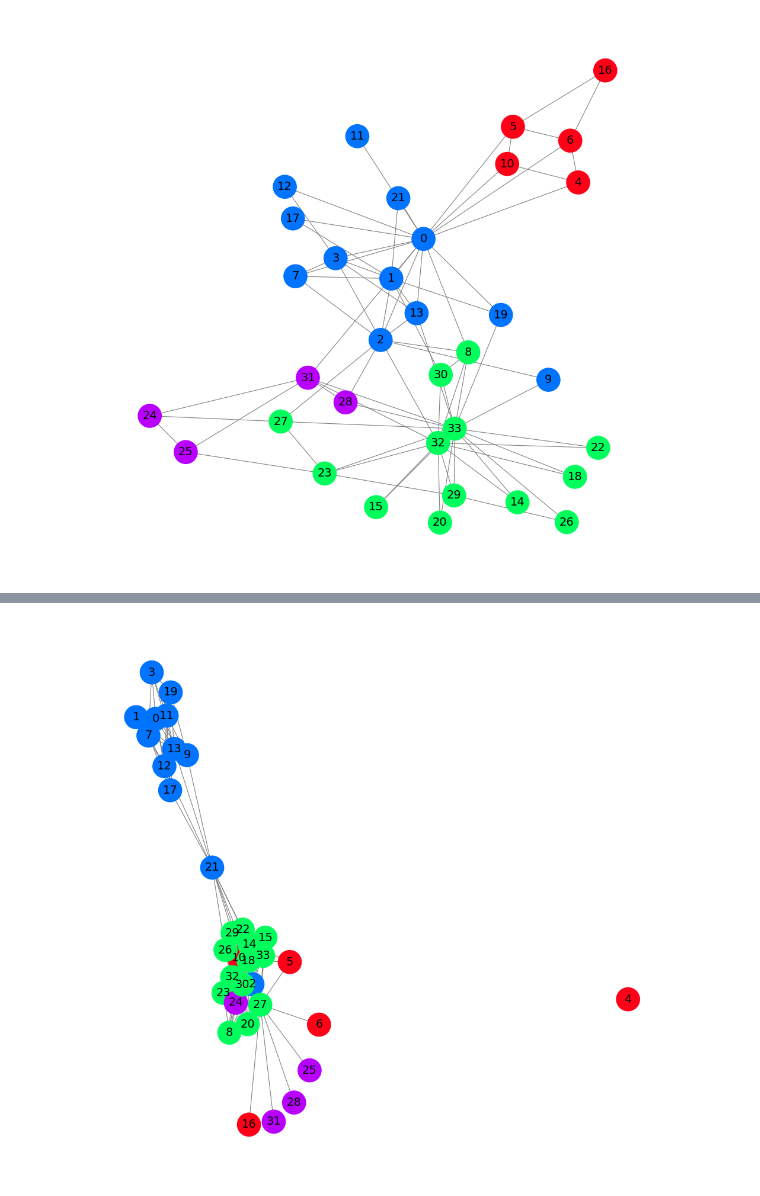
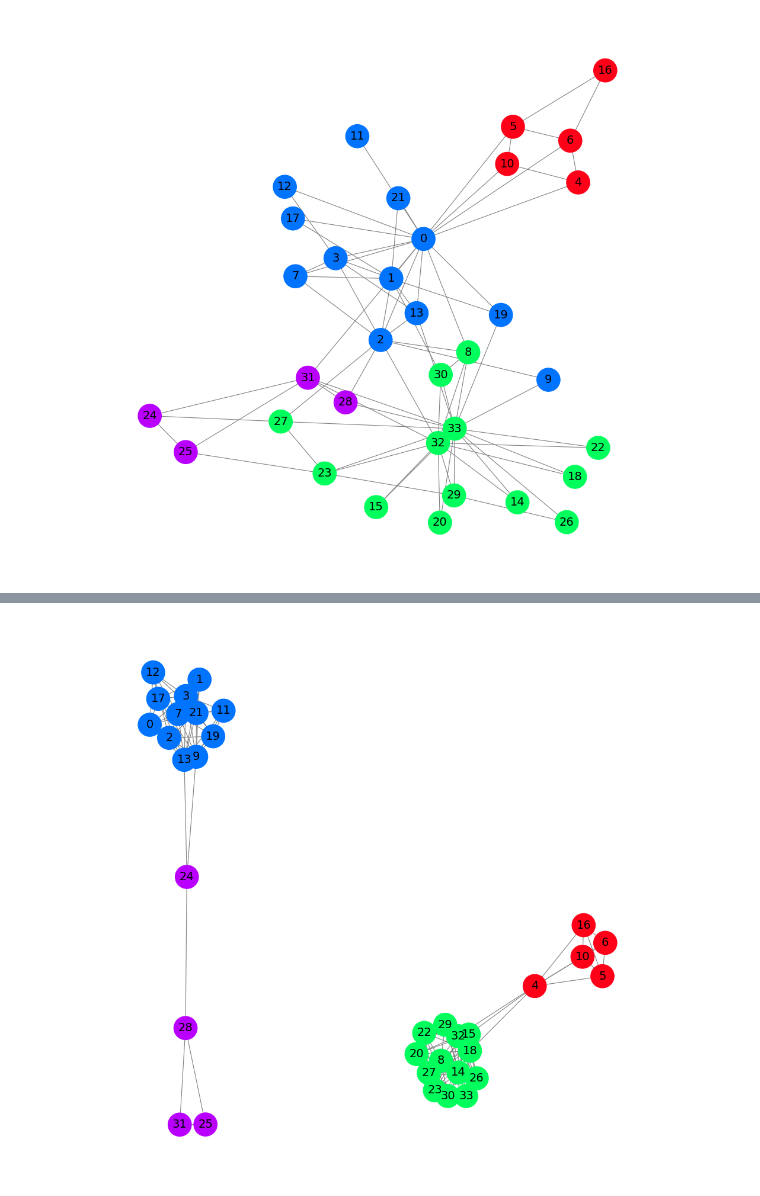
Before and after one commit to filipebcsilva/GCN-TUTORIAL, a Jupyter notebook: karate_club DGCN.ipynb, the cells around one changed output, grey strips where cells are left out. Saved outputs shown, nothing was run; the diff lists cells and outputs as text; code cells hidden in the pictures.

```diff
--- a/karate_club DGCN.ipynb
+++ b/karate_club DGCN.ipynb
@@ -63,12 +63,14 @@ nx.draw_networkx(G,
 plt.show()
 # %% [output]
 [figure]
+# %%
+def sharp_sigmoid(x, sharpness=50, threshold=0.1):
+    return torch.sigmoid(sharpness * (x - threshold))
 # %%
 from torch_geometric.nn import DenseGCNConv
 from torch.nn import Linear
 import torch.nn as nn
 import torch.nn.functional as F
-
 class DenseGCN(torch.nn.Module):
     def __init__(self, adj):
         super().__init__()
@@ -88,8 +90,11 @@ class DenseGCN(torch.nn.Module):
 
     def forward(self, x):
         # adj_positive = F.sigmoid(self.adj_param)
-        adj_positive = F.sigmoid(50 * self.adj_param) # F.softmax(self.adj_param, dim=-1)
+        adj_positive = sharp_sigmoid(self.adj_param) # F.softmax(self.adj_param, dim=-1)
         # adj_positive = gumbel_sigmoid(self.adj_param)
+
+        olho = torch.eye(adj_positive.size(-1), device=adj_positive.device)
+        adj_positive = adj_positive * (1 - olho)
 
         adj_norm = self.normalize_adj(adj_positive)
 
@@ -197,31 +209,31 @@ Perfect accuracy reached at epoch 24. Stopping training.
 # %%
 from torch_geometric.utils import dense_to_sparse
 from torch_geometric.data import Data
 from torch_geometric.utils import to_networkx
 import torch
-adj = F.sigmoid(50*model.adj_param).detach().squeeze(0).numpy()
+adj = sharp_sigmoid(model.adj_param).detach().squeeze(0).numpy()
 
-adj = np.where(adj > 0.6,1, 0)
+adj = np.where(adj > 0.7,1, 0)
 
 edge_index, edge_weight = dense_to_sparse(torch.from_numpy(adj))
 data_view = Data(edge_index=edge_index,num_nodes=34)
 
 
 G = to_networkx(data_view, to_undirected=True)
 plt.figure(figsize=(12,12))
 plt.axis('off')
 nx.draw_networkx(G,
                 pos=nx.spring_layout(G, seed=0),
                 with_labels=True,
                 node_size=800,
                 node_color=data.y,
                 cmap="hsv",
                 vmin=-2,
                 vmax=3,
                 width=0.8,
                 edge_color="grey",
                 font_size=14
                 )
 plt.show()
 # %% [output]
-[figure, old version]
+[figure, new version]
```
Also changed, not shown: parts of 8 cells of this notebook, 1 other file.
